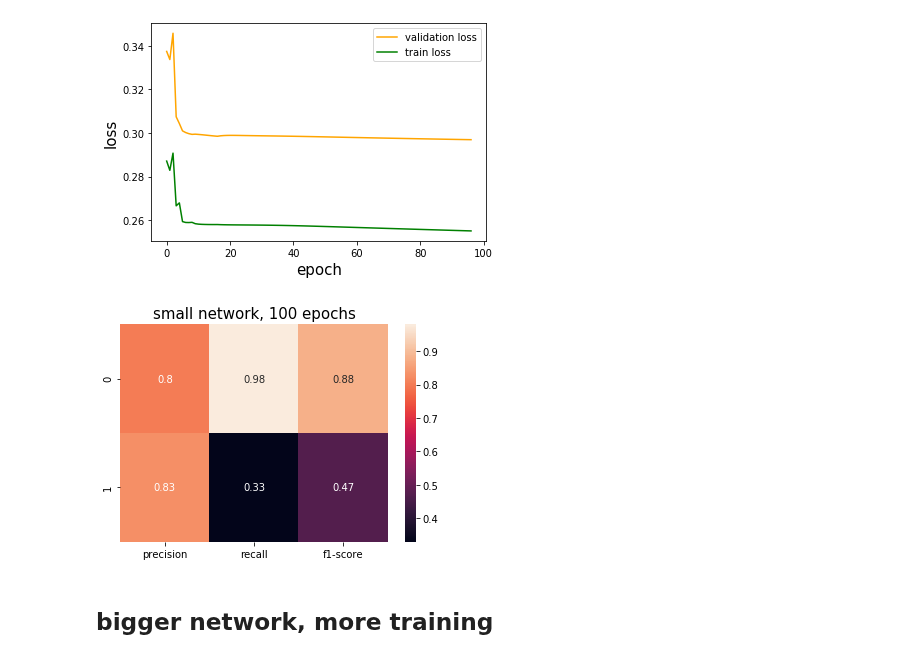
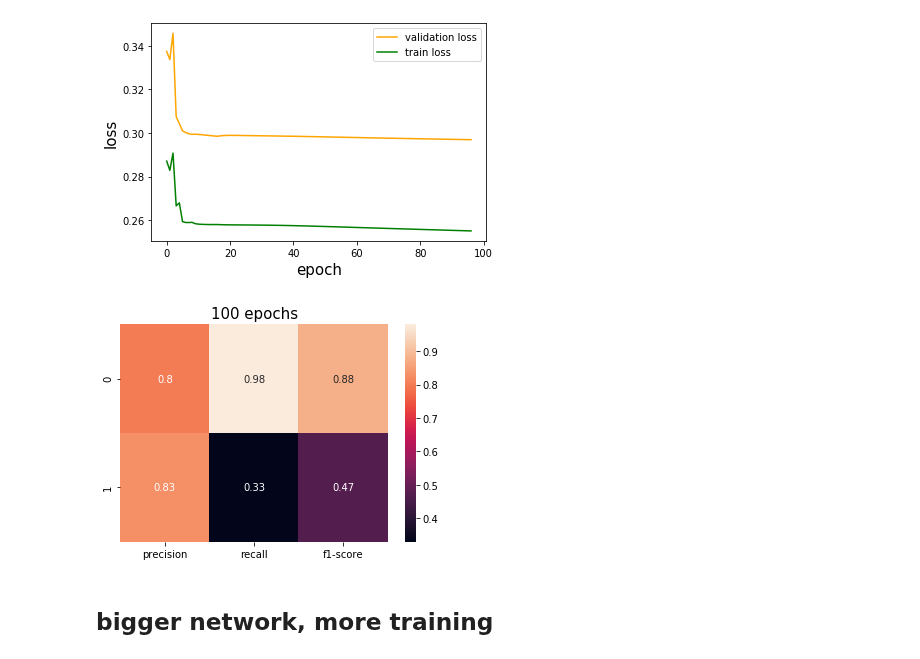
Before and after one commit to YD5463/CyberbullyingDetector, a Jupyter notebook: Notebooks/logistic - Copy.ipynb, the cells around one changed output. Saved outputs shown, nothing was run; the diff lists cells and outputs as text; code cells hidden in the pictures.

```diff
--- a/Notebooks/logistic - Copy.ipynb
+++ b/Notebooks/logistic - Copy.ipynb
@@ -594,14 +600,14 @@ plt.savefig('../graphs/dynamic_rate')
 # %%
 mat = [[0.80, 0.98,0.88],
         [0.83, 0.33, 0.47]]
 
 sns.heatmap(mat, annot=True)
 plt.xticks([0.5,1.5,2.5],['precision', 'recall', 'f1-score'])
 # plt.xticks([])
-plt.title('small network, 100 epochs', size=15)
+plt.title('100 epochs', size=15)
 plt.savefig('../graphs/cla_rep_dynamic_rate')
 # %% [output]
-[figure, old version]
+[figure, new version]
 # %% [markdown]
 ## bigger network, more training
 # %%
```
Also changed, not shown: parts of 2 cells of this notebook, 19 other files.
